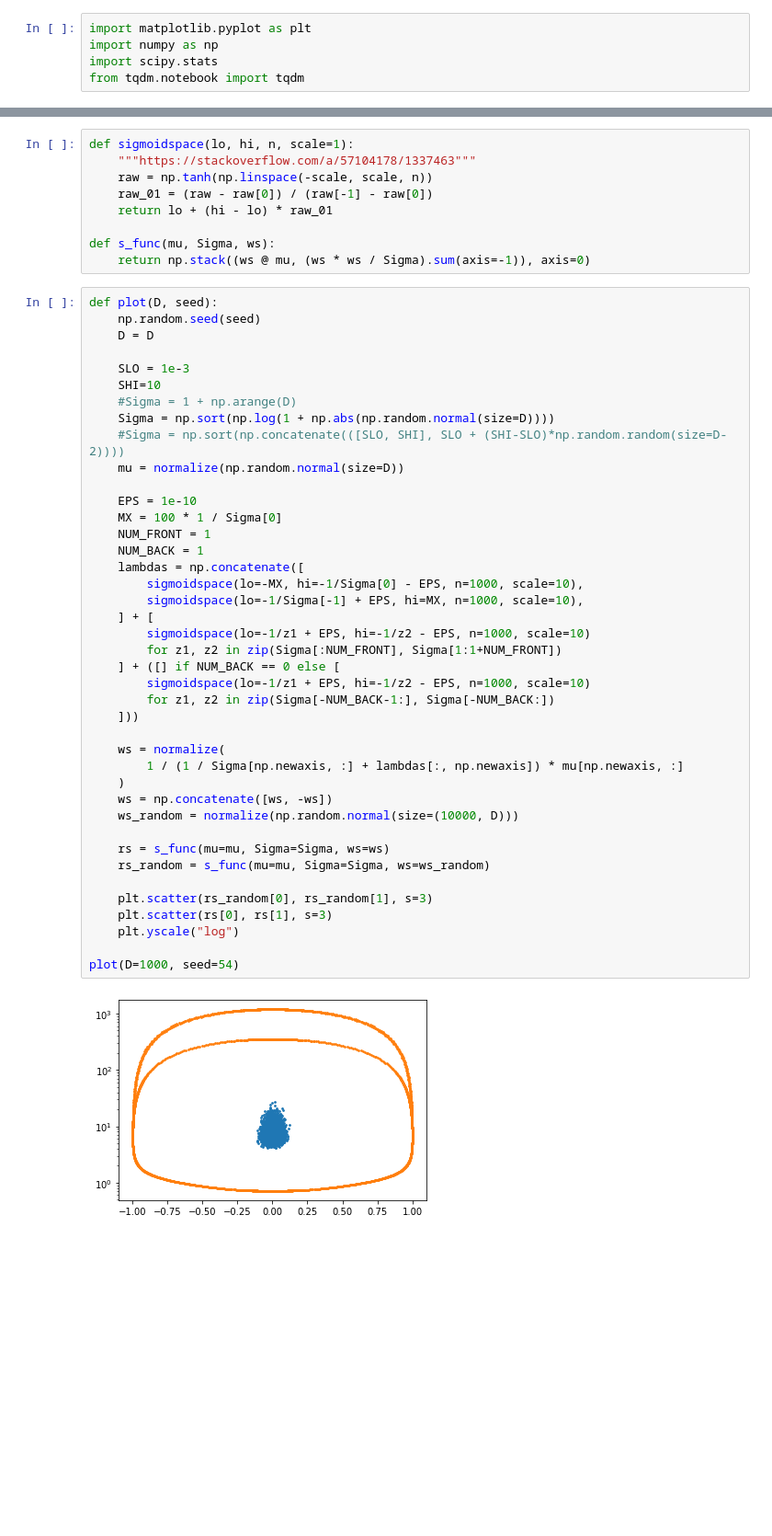
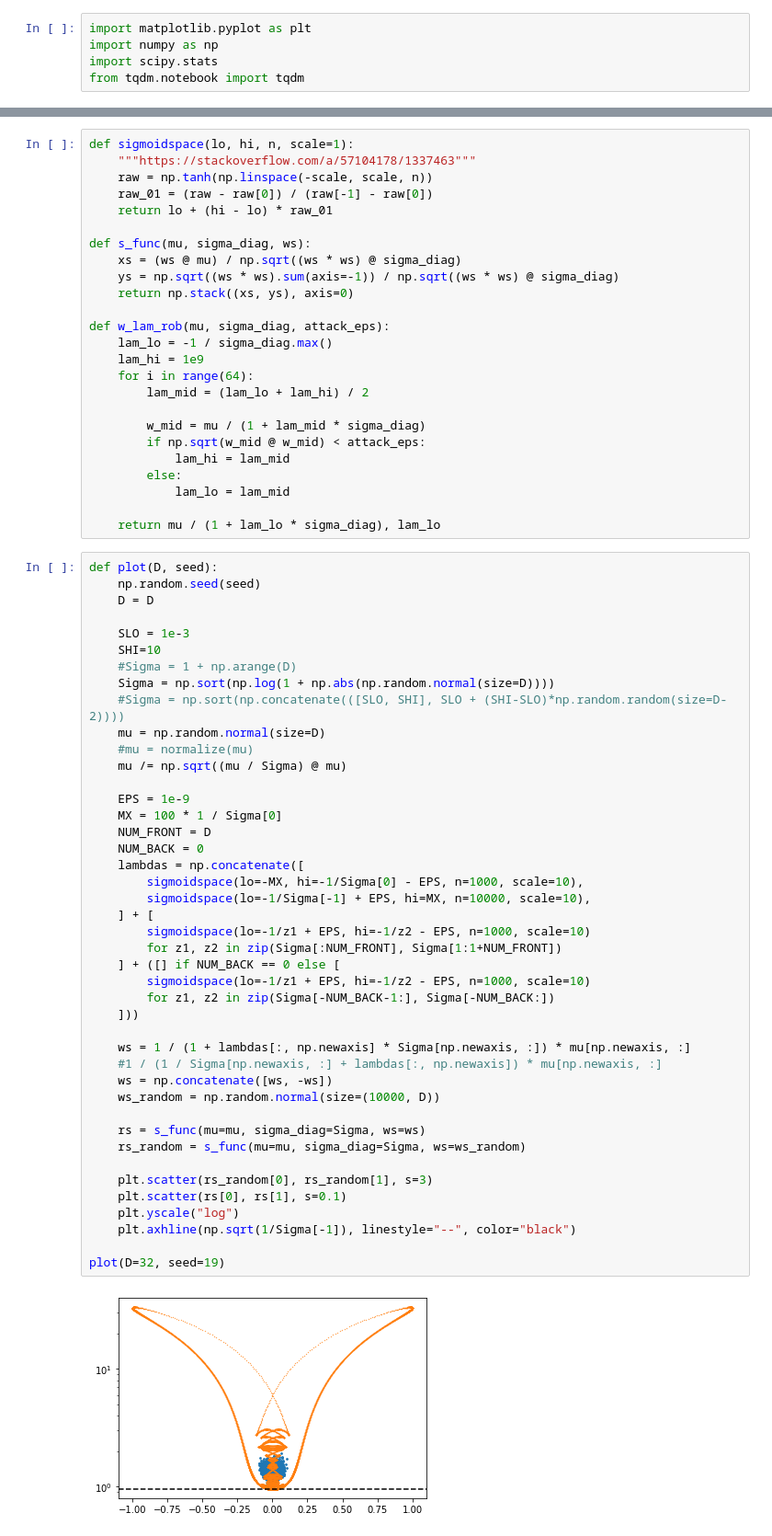
Before and after one commit to GilgameshxZero/adversarial-ntks, a Jupyter notebook: notebooks/low-level-causes/lin-gauss-non-id-cov.ipynb, the cells around one changed output, grey strips where cells are left out. Shown at 92% size. Drawn from its saved outputs; the diff is of its cells as text; blank space fills up the shorter version.

Commit message:
More advanced plotting

```diff
--- a/notebooks/low-level-causes/lin-gauss-non-id-cov.ipynb
+++ b/notebooks/low-level-causes/lin-gauss-non-id-cov.ipynb
@@ -267,48 +267,66 @@ def sigmoidspace(lo, hi, n, scale=1):
     raw_01 = (raw - raw[0]) / (raw[-1] - raw[0])
     return lo + (hi - lo) * raw_01
 
-def s_func(mu, Sigma, ws):
-    return np.stack((ws @ mu, (ws * ws / Sigma).sum(axis=-1)), axis=0)
+def s_func(mu, sigma_diag, ws):
+    xs = (ws @ mu) / np.sqrt((ws * ws) @ sigma_diag)
+    ys = np.sqrt((ws * ws).sum(axis=-1)) / np.sqrt((ws * ws) @ sigma_diag)
+    return np.stack((xs, ys), axis=0)
+
+def w_lam_rob(mu, sigma_diag, attack_eps):
+    lam_lo = -1 / sigma_diag.max()
+    lam_hi = 1e9
+    for i in range(64):
+        lam_mid = (lam_lo + lam_hi) / 2
+
+        w_mid = mu / (1 + lam_mid * sigma_diag)
+        if np.sqrt(w_mid @ w_mid) < attack_eps:
+            lam_hi = lam_mid
+        else:
+            lam_lo = lam_mid
+
+    return mu / (1 + lam_lo * sigma_diag), lam_lo
 # %%
 def plot(D, seed):
     np.random.seed(seed)
     D = D
 
     SLO = 1e-3
     SHI=10
     #Sigma = 1 + np.arange(D)
     Sigma = np.sort(np.log(1 + np.abs(np.random.normal(size=D))))
     #Sigma = np.sort(np.concatenate(([SLO, SHI], SLO + (SHI-SLO)*np.random.random(size=D-2))))
-    mu = normalize(np.random.normal(size=D))
+    mu = np.random.normal(size=D)
+    #mu = normalize(mu)
+    mu /= np.sqrt((mu / Sigma) @ mu)
 
-    EPS = 1e-10
+    EPS = 1e-9
     MX = 100 * 1 / Sigma[0]
-    NUM_FRONT = 1
-    NUM_BACK = 1
+    NUM_FRONT = D
+    NUM_BACK = 0
     lambdas = np.concatenate([
         sigmoidspace(lo=-MX, hi=-1/Sigma[0] - EPS, n=1000, scale=10),
-        sigmoidspace(lo=-1/Sigma[-1] + EPS, hi=MX, n=1000, scale=10),
+        sigmoidspace(lo=-1/Sigma[-1] + EPS, hi=MX, n=10000, scale=10),
     ] + [
         sigmoidspace(lo=-1/z1 + EPS, hi=-1/z2 - EPS, n=1000, scale=10)
         for z1, z2 in zip(Sigma[:NUM_FRONT], Sigma[1:1+NUM_FRONT])
     ] + ([] if NUM_BACK == 0 else [
         sigmoidspace(lo=-1/z1 + EPS, hi=-1/z2 - EPS, n=1000, scale=10)
         for z1, z2 in zip(Sigma[-NUM_BACK-1:], Sigma[-NUM_BACK:])
     ]))
 
-    ws = normalize(
-        1 / (1 / Sigma[np.newaxis, :] + lambdas[:, np.newaxis]) * mu[np.newaxis, :]
-    )
+    ws = 1 / (1 + lambdas[:, np.newaxis] * Sigma[np.newaxis, :]) * mu[np.newaxis, :]
+    #1 / (1 / Sigma[np.newaxis, :] + lambdas[:, np.newaxis]) * mu[np.newaxis, :]
     ws = np.concatenate([ws, -ws])
-    ws_random = normalize(np.random.normal(size=(10000, D)))
+    ws_random = np.random.normal(size=(10000, D))
 
-    rs = s_func(mu=mu, Sigma=Sigma, ws=ws)
-    rs_random = s_func(mu=mu, Sigma=Sigma, ws=ws_random)
+    rs = s_func(mu=mu, sigma_diag=Sigma, ws=ws)
+    rs_random = s_func(mu=mu, sigma_diag=Sigma, ws=ws_random)
 
     plt.scatter(rs_random[0], rs_random[1], s=3)
-    plt.scatter(rs[0], rs[1], s=3)
+    plt.scatter(rs[0], rs[1], s=0.1)
     plt.yscale("log")
+    plt.axhline(np.sqrt(1/Sigma[-1]), linestyle="--", color="black")
 
-plot(D=1000, seed=54)
+plot(D=32, seed=19)
 # %% [output]
-[figure, old version]
+[figure, new version]
```
Also changed, not shown: parts of 10 cells of this notebook.
